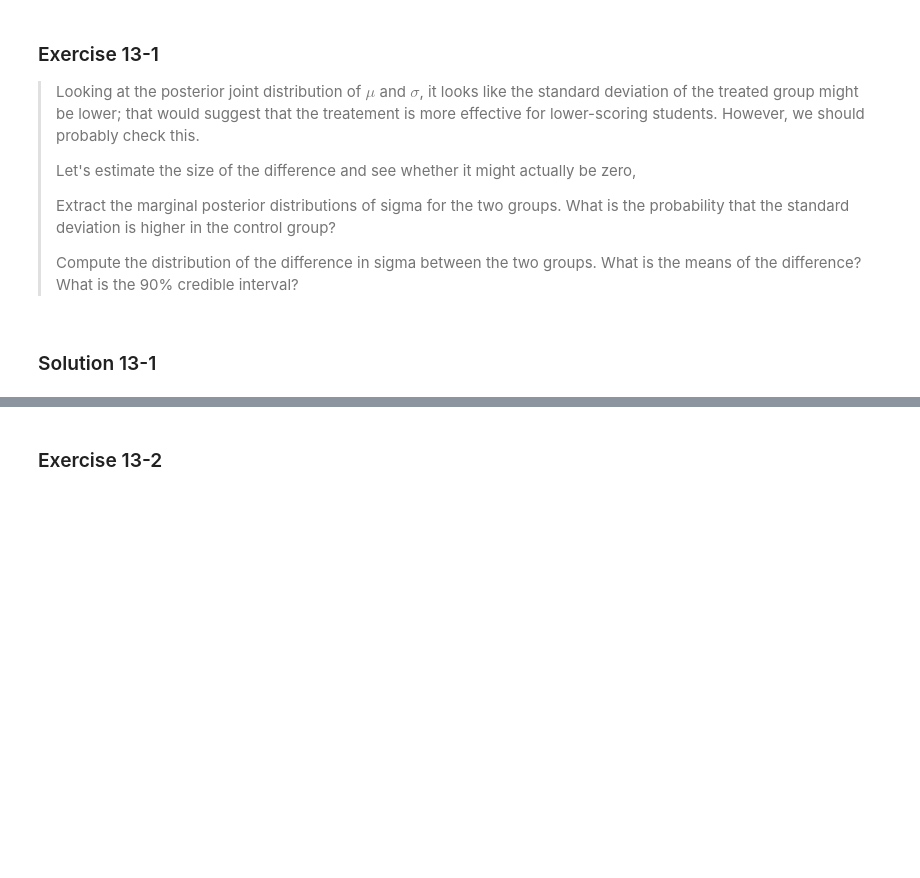
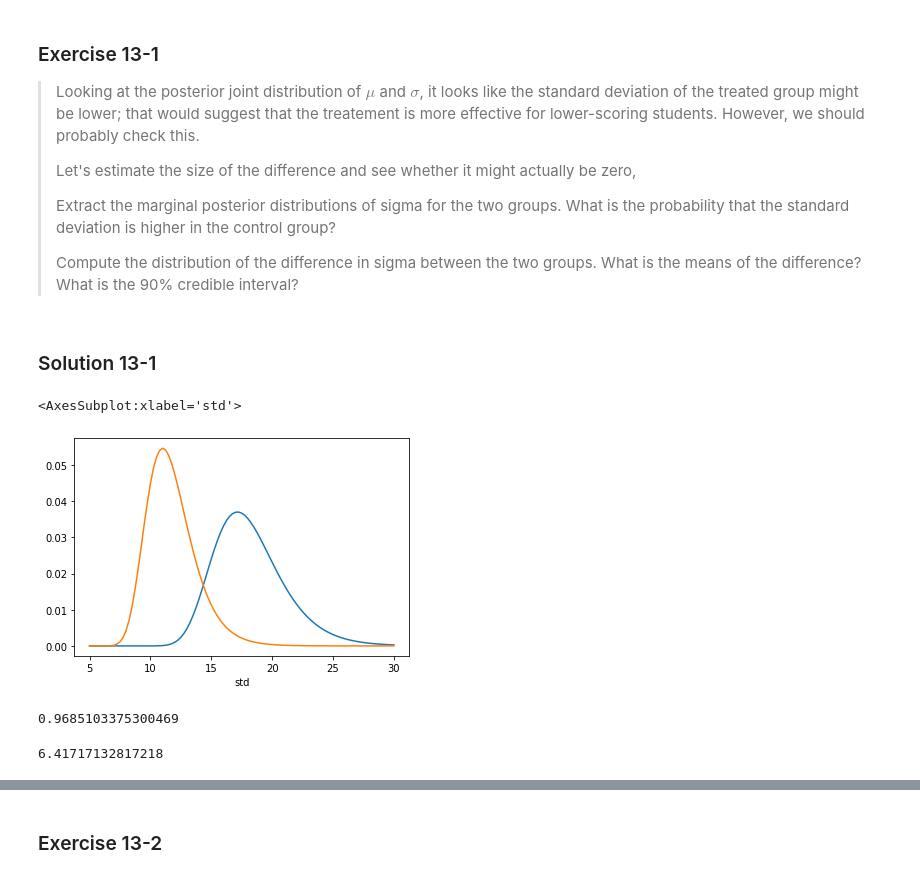
Before and after one commit to EricRobertCampbell/ThinkBayes-notes, a Jupyter notebook: Chapter13-Inference.ipynb, the cells around one changed output, grey strips where cells are left out. Saved outputs shown, nothing was run; the diff lists cells and outputs as text; code cells hidden in the pictures; blank space fills up the shorter version.

```diff
--- a/Chapter13-Inference.ipynb
+++ b/Chapter13-Inference.ipynb
@@ -372,3 +372,21 @@ Although it is not quite clear just from this, in both cases the plots for the o
 > Compute the distribution of the difference in sigma between the two groups. What is the means of the difference? What is the 90\% credible interval?
 # %% [markdown]
 ### Solution 13-1
+# %%
+pmf_std_control = marginal(posterior_control, 1)
+pmf_std_treated = marginal(posterior_treated, 1)
+
+pmf_std_control.plot()
+pmf_std_treated.plot()
+# %% [output]
+<AxesSubplot:xlabel='std'>
+[figure, added]
+# %%
+Pmf.prob_gt(pmf_std_control, pmf_std_treated)
+# %% [output]
+0.9685103375300469
+# %%
+pmf_diff2 = Pmf.sub_dist(pmf_std_control, pmf_std_treated)
+pmf_diff2.mean()
+# %% [output]
+6.41717132817218
```
Also changed, not shown: parts of 23 cells of this notebook.
